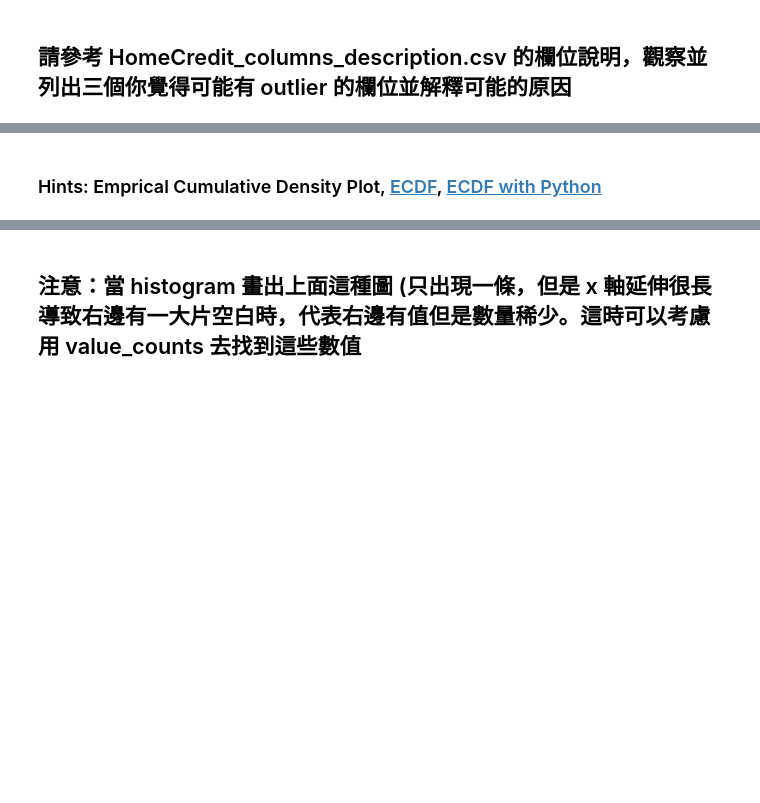
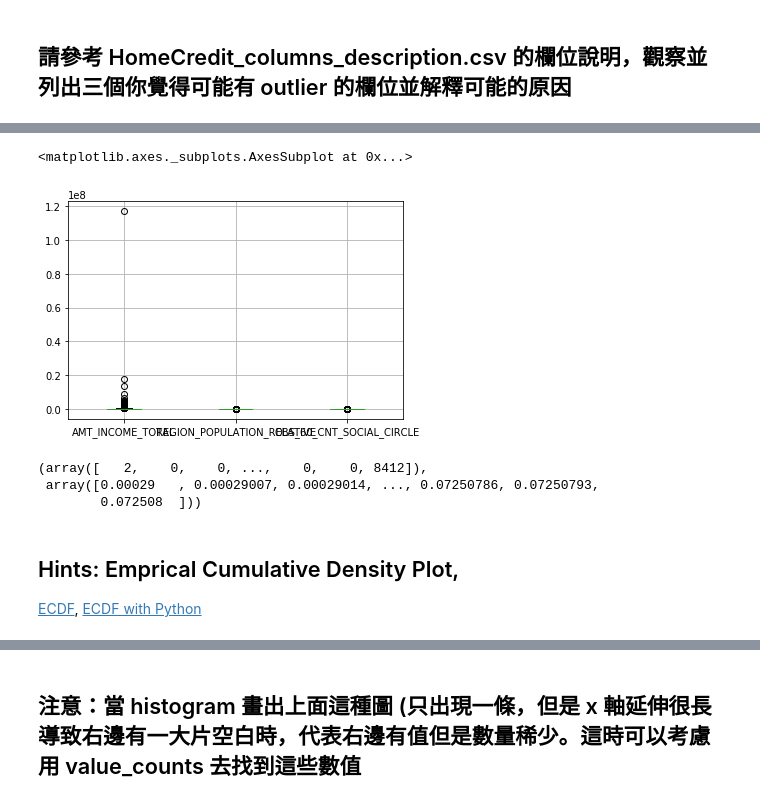
Before and after one commit to ponggung/2nd-ML100Days, a Jupyter notebook: Day_006_HW.ipynb, the cells around one changed output, grey strips where cells are left out. Cells and saved outputs as stored; diff of their text form; code cells hidden in the pictures; blank space fills up the shorter version.

```diff
--- a/Day_006_HW.ipynb
+++ b/Day_006_HW.ipynb
@@ -44,11 +91,28 @@ for col in numeric_columns:
 # %%
 # 從上面的圖檢查的結果，至少這三個欄位好像有點可疑
 
 # AMT_INCOME_TOTAL
 # REGION_POPULATION_RELATIVE
 # OBS_60_CNT_SOCIAL_CIRCLE
+app_train.boxplot(column=['AMT_INCOME_TOTAL','REGION_POPULATION_RELATIVE','OBS_60_CNT_SOCIAL_CIRCLE'])
+# %% [output]
+<matplotlib.axes._subplots.AxesSubplot at 0x...>
+[figure, added]
+# %%
+# ecdf
+def ECDF(data):
+    x = np.sort(data)
+    y = np.arange(1,len(data)+1) / len(x)
+    ecdf = pd.Series(y, index = x)
+    return ecdf
+# %% [output]
+(array([   2,    0,    0, ...,    0,    0, 8412]),
+ array([0.00029   , 0.00029007, 0.00029014, ..., 0.07250786, 0.07250793,
+        0.072508  ]))
 # %% [markdown]
-### Hints: Emprical Cumulative Density Plot, [ECDF](https://zh.wikipedia.org/wiki/%E7%BB%8F%E9%AA%8C%E5%88%86%E5%B8%83%E5%87%BD%E6%95%B0), [ECDF with Python](https://stackoverflow.com/questions/14006520/ecdf-in-python-without-step-function)
+## Hints: Emprical Cumulative Density Plot,
+[ECDF](https://zh.wikipedia.org/wiki/%E7%BB%8F%E9%AA%8C%E5%88%86%E5%B8%83%E5%87%BD%E6%95%B0),
+[ECDF with Python](https://stackoverflow.com/questions/14006520/ecdf-in-python-without-step-function)
 # %%
 # 最大值離平均與中位數很遠
 print(app_train['AMT_INCOME_TOTAL'].describe())
```
Also changed, not shown: parts of 10 cells of this notebook, 1 other file.
